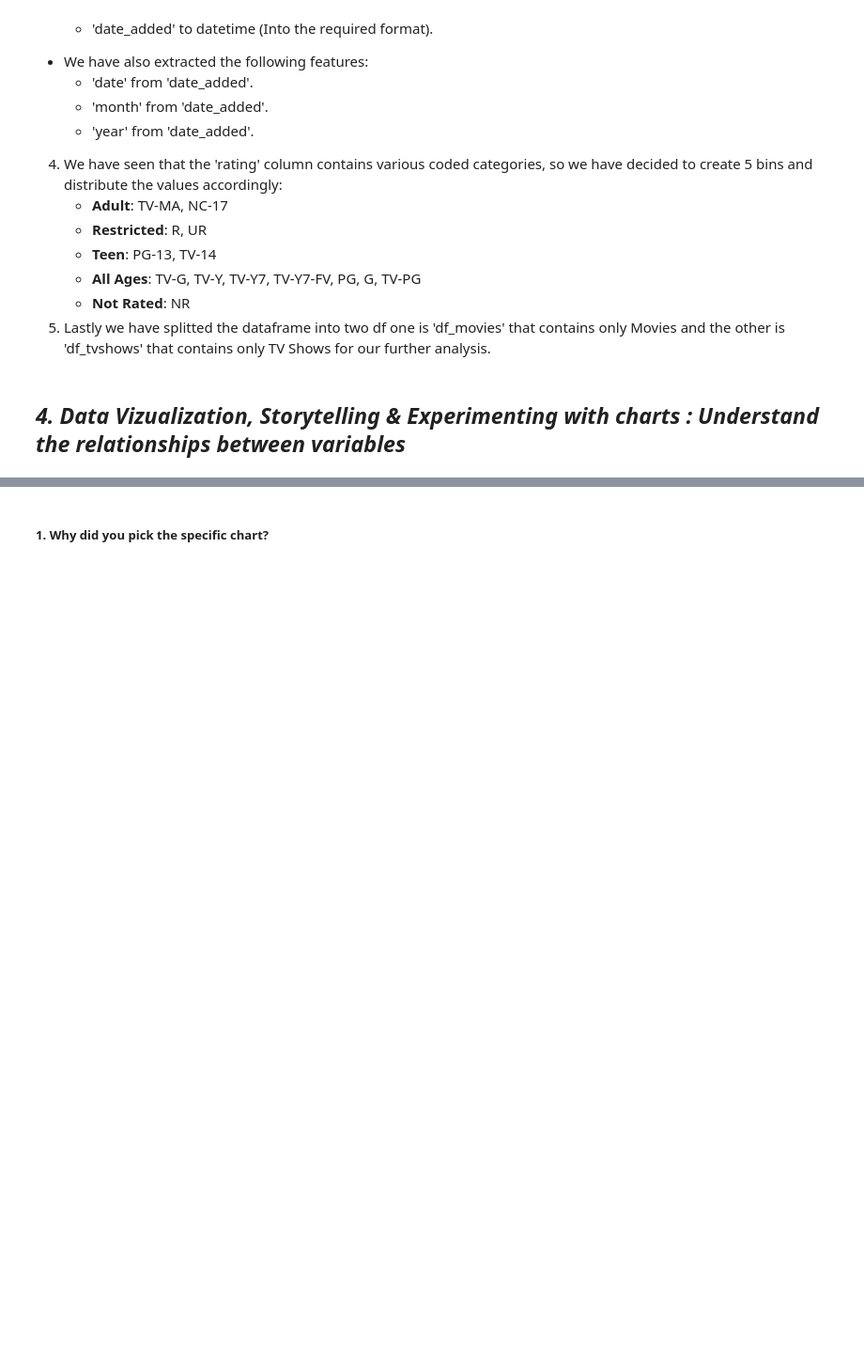
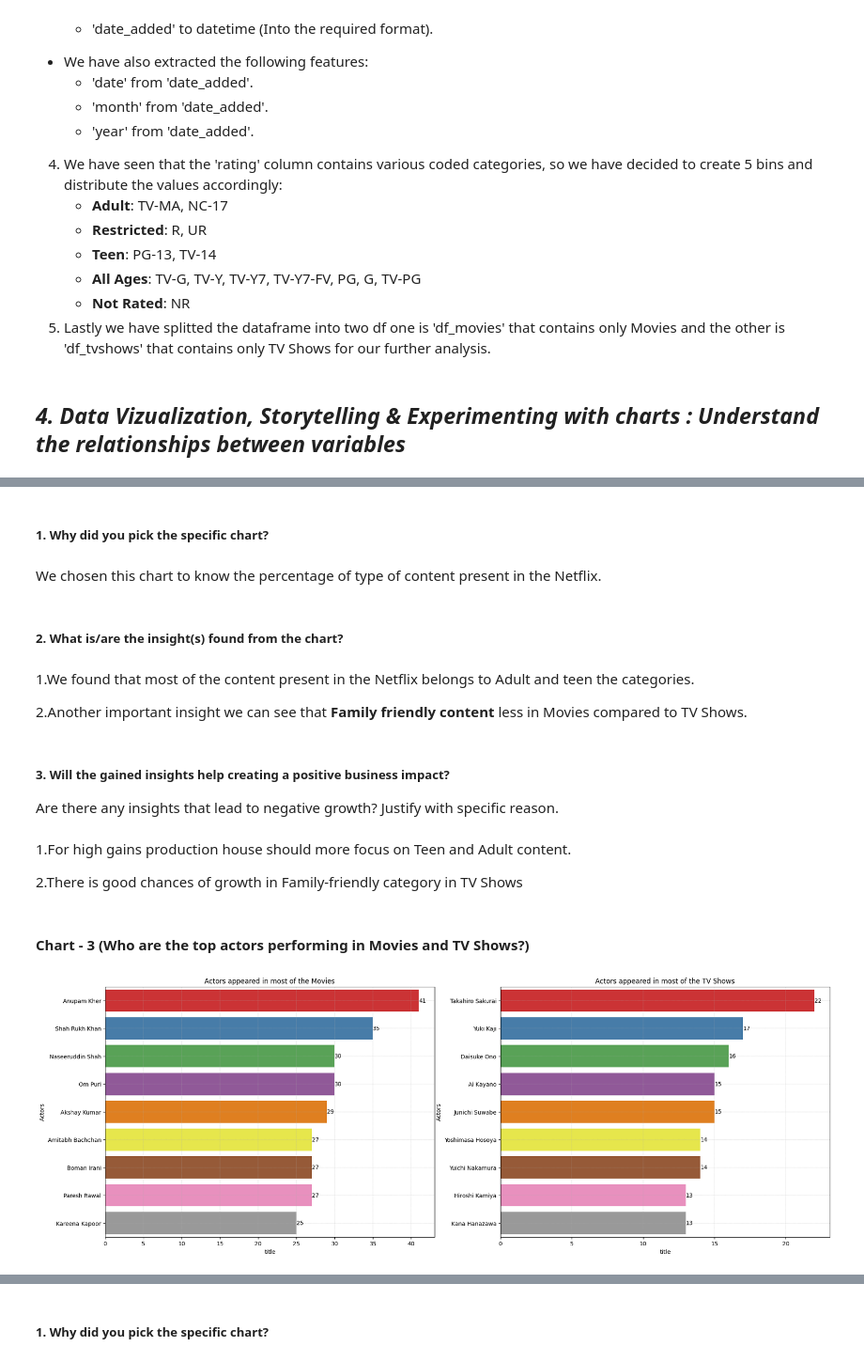
Before and after one commit to Ajay07pandey/Netflix-Movies-and-TV-Shows-Clustering, a Jupyter notebook: Netflix_movie_and_TV_show_Clustering_Ajay.ipynb, the cells around one changed output, grey strips where cells are left out. Shown at 94% size. Saved outputs shown, nothing was run; the diff lists cells and outputs as text; code cells hidden in the pictures; blank space fills up the shorter version.

```diff
--- a/Netflix_movie_and_TV_show_Clustering_Ajay.ipynb
+++ b/Netflix_movie_and_TV_show_Clustering_Ajay.ipynb
@@ -747,0 +771,33 @@ sns.countplot(x=df_tvshows['rating'],hue=df_tvshows['rating'],data=df_tvshows,or
+# %% [markdown]
+##### 1. Why did you pick the specific chart?
+# %% [markdown]
+We chosen this chart to know the percentage of type of content present in the Netflix.
+# %% [markdown]
+##### 2. What is/are the insight(s) found from the chart?
+# %% [markdown]
+1.We found that most of the content present in the Netflix belongs to Adult and teen the categories.
+
+2.Another important insight we can see that **Family friendly content** less in Movies compared to TV Shows.
+# %% [markdown]
+##### 3. Will the gained insights help creating a positive business impact?
+Are there any insights that lead to negative growth? Justify with specific reason.
+# %% [markdown]
+1.For high gains production house should more focus on Teen and Adult content.
+
+2.There is good chances of growth in Family-friendly category in TV Shows
+# %% [markdown]
+#### Chart - 3 (Who are the top actors performing in Movies and TV Shows?)
+# %%
+# Top 10 casts in Movies and TV Shows
+plt.style.use('default')
+plt.figure(figsize=(23,8))
+for i,j,k in ((df_movies, 'Movies',0),(df_tvshows, 'TV Shows',1)):
+  plt.subplot(1,2,k+1)
+  df_actor = i.groupby(['Actors']).agg({'title':'nunique'}).reset_index().sort_values(by=['title'],ascending=False)[1:10]
+  plots= sns.barplot(y = "Actors",x = 'title', data = df_actor, palette='Set1')
+  plt.title(f'Actors appeared in most of the {j}')
+  plt.grid(linestyle='--', linewidth=0.3)
+  plots.bar_label(plots.containers[0])
+plt.show()
+# %% [output]
+[figure, added]
```
Also changed, not shown: parts of 217 cells of this notebook.
